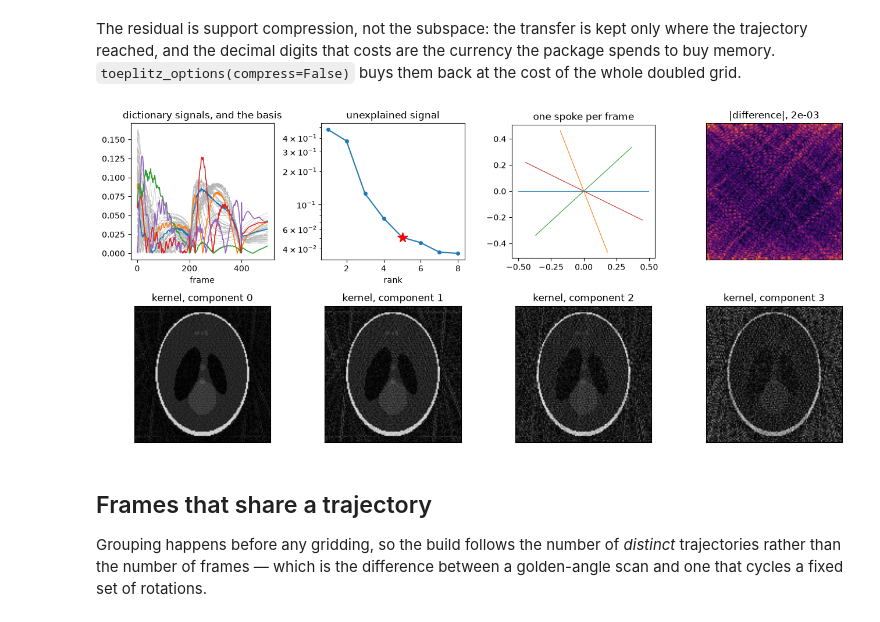
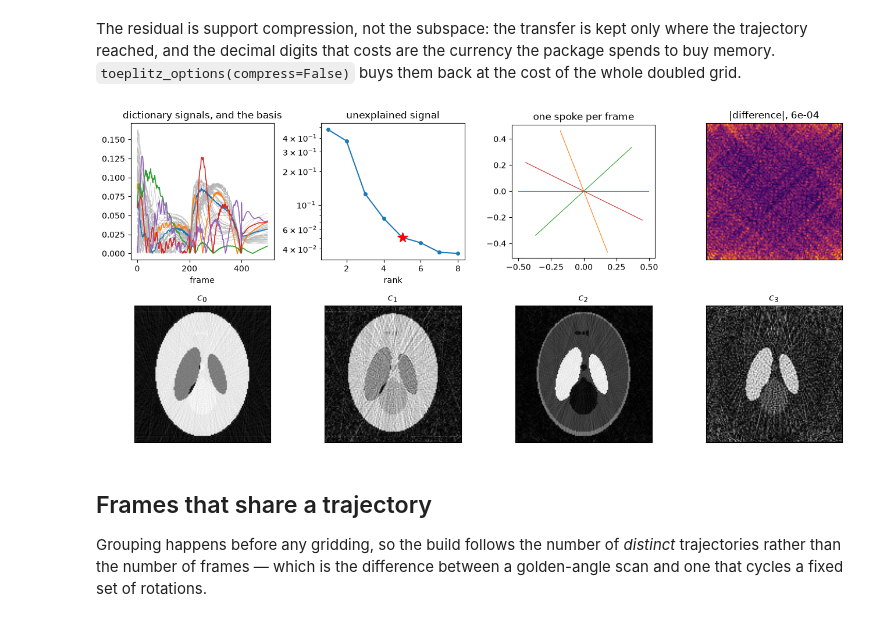
Before and after one commit to FiRMLAB-Pisa/mrtoeplitz, a Jupyter notebook: examples/subspace.ipynb, the cells around one changed output. Cells and saved outputs as stored; diff of their text form; code cells hidden in the pictures.

```diff
--- a/examples/subspace.ipynb
+++ b/examples/subspace.ipynb
@@ -59,7 +59,13 @@ if not local.exists():
     )
 loaded = np.load(local)
 full_basis, signals = loaded["basis"], loaded["signals"]
+tissue_signals = loaded["tissue_signals"]
+tissue_names = list(loaded["tissue_names"])
 n_frames = full_basis.shape[0]
 print(f"basis {full_basis.shape} (frames, rank), {signals.shape[0]} dictionary signals")
+print("tissues: " + ", ".join(
+    f"{name} (T1 {t1} ms, T2 {t2} ms)"
+    for name, t1, t2 in zip(tissue_names, loaded["tissue_t1"], loaded["tissue_t2"])
+))
 # %% [output]
 basis (500, 8) (frames, rank), 120 dictionary signals
@@ -183,10 +197,32 @@ def exact_subspace_gram(coefficients):
     return out
 
 
-phantom_image = phantom(n)
-coefficients = np.stack(
-    [phantom_image * weight for weight in (1.0, 0.6, -0.3, 0.15, -0.05)]
-).astype(np.complex64)
+# Coefficient maps of an object made of tissues, not one image scaled five
+# ways: each tissue's signal evolution projects differently onto the basis, so
+# the components carry genuinely different contrast. Scaling one image would
+# give five copies of it and prove nothing.
+labels = phantom(n)
+y, x = np.mgrid[-1 : 1 : n * 1j, -1 : 1 : n * 1j]
+head = ((x / 0.69) ** 2 + (y / 0.92) ** 2) <= 1.0
+compartments = {
+    "fat": labels > 0.6,                                   # the skull
+    "grey matter": (labels > 0.25) & (labels <= 0.6),      # the small structures
+    "white matter": (labels > 0.15) & (labels <= 0.25),    # the bulk
+    "CSF": head & (labels <= 0.05),                        # the ventricles
+}
+for name, mask in compartments.items():
+    print(f"  {name:>13}: {100 * mask.mean():5.1f}% of the frame")
+coefficients = np.zeros((rank, n, n), dtype=np.complex64)
+for name, mask in compartments.items():
+    signal = tissue_signals[tissue_names.index(name)]
+    weights = signal @ basis.conj()          # (rank,) for this tissue
+    coefficients[:, mask] = weights[:, None]
+
+print("coefficient of each tissue on each component (magnitude):")
+print(f"{'':>14}" + "".join(f"{'c' + str(k):>9}" for k in range(rank)))
+for name in ("white matter", "grey matter", "CSF"):
+    weights = tissue_signals[tissue_names.index(name)] @ basis.conj()
+    print(f"{name:>14}" + "".join(f"{abs(v):9.3f}" for v in weights))
 
 start = perf_counter()
 truth = exact_subspace_gram(coefficients)
@@ -212,36 +257,37 @@ fig, axes = plt.subplots(2, 4, figsize=(13, 6))
 axes[0, 0].plot(np.abs(signals[:40].T), linewidth=0.4, color="0.7")
 axes[0, 0].plot(np.abs(full_basis[:, :rank]), linewidth=1.2)
 axes[0, 0].set_title("dictionary signals, and the basis")
 axes[0, 0].set_xlabel("frame")
 
 axes[0, 1].semilogy(range(1, len(residuals) + 1), residuals, "o-", markersize=4)
 axes[0, 1].plot(rank, residuals[rank - 1], "r*", markersize=13)
 axes[0, 1].set_title("unexplained signal")
 axes[0, 1].set_xlabel("rank")
 
 axes[0, 2].plot(
     trajectory[0, 0, :, 0], trajectory[0, 0, :, 1], linewidth=0.8, label="frame 0"
 )
 for frame in (1, 2, 3):
     axes[0, 2].plot(
         trajectory[frame, 0, :, 0], trajectory[frame, 0, :, 1], linewidth=0.8
     )
 axes[0, 2].set_title("one spoke per frame")
 axes[0, 2].set_aspect("equal")
 
 axes[0, 3].imshow(np.abs(fast - truth).sum(0) / np.abs(truth).max(), cmap="inferno")
 axes[0, 3].set_title(f"|difference|, {error:.0e}")
 axes[0, 3].set_xticks([])
 axes[0, 3].set_yticks([])
 
 for component in range(4):
-    axes[1, component].imshow(np.abs(fast[component]), cmap="gray")
-    axes[1, component].set_title(f"kernel, component {component}")
+    panel = np.abs(fast[component])
+    axes[1, component].imshow(panel, cmap="gray", vmax=np.percentile(panel, 99.5))
+    axes[1, component].set_title(f"$c_{component}$")
     axes[1, component].set_xticks([])
     axes[1, component].set_yticks([])
 fig.tight_layout()
 # %% [output]
-[figure, old version]
+[figure, new version]
 # %%
 # Written only when the notebook runs inside a clone, and it is what the
 # README shows -- so the figure in the README is always this cell's output.
```
Also changed, not shown: parts of 5 cells of this notebook, 5 other files.
